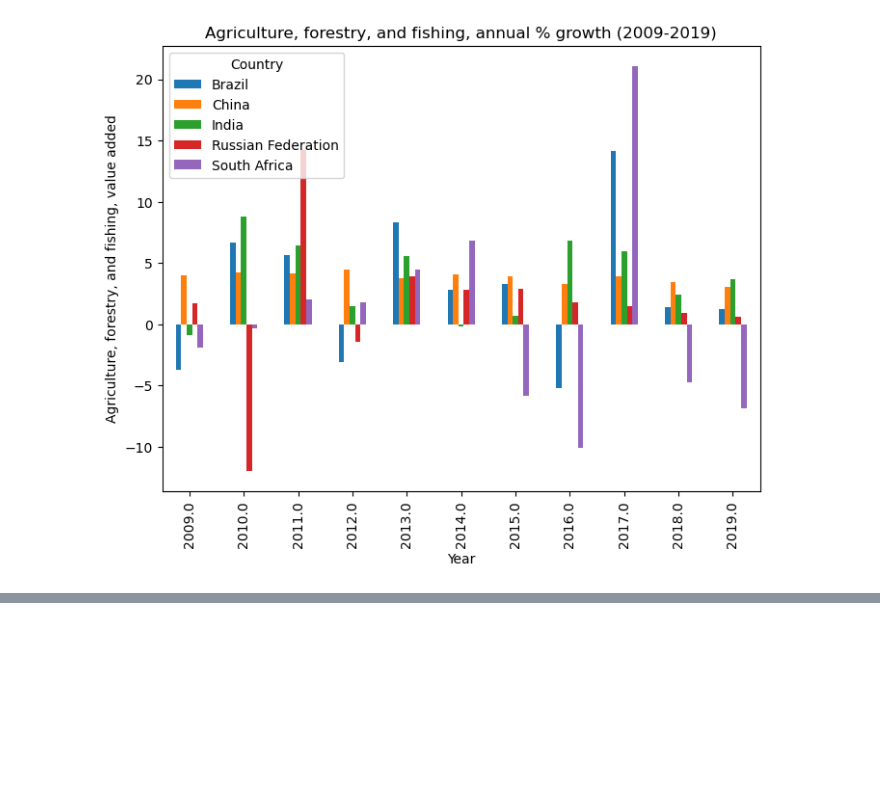
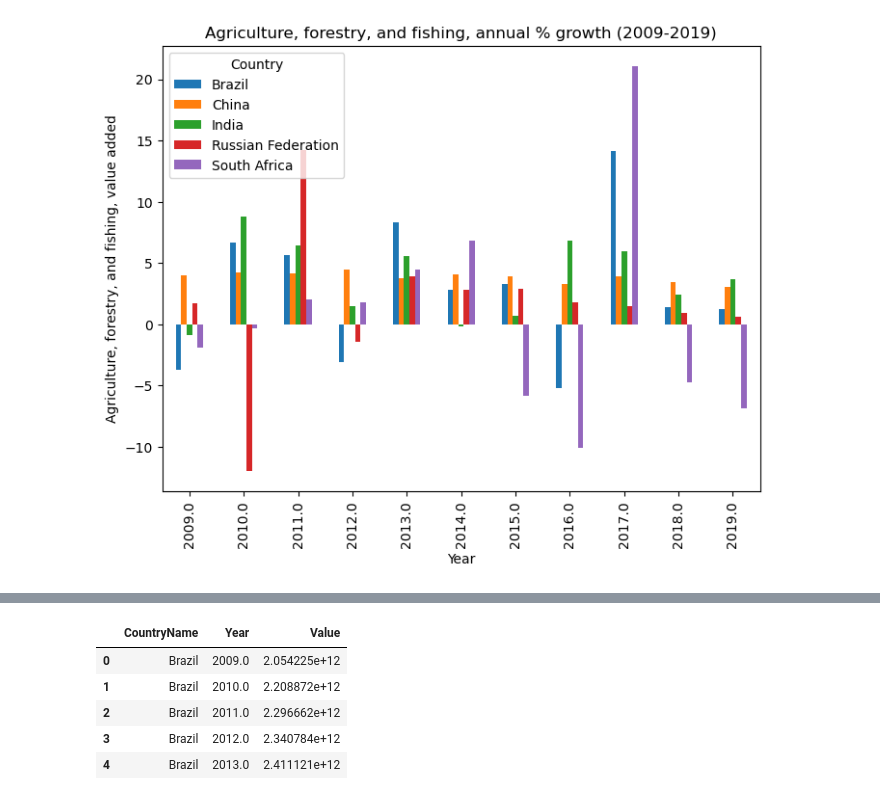
Before and after one commit to SArjaGit/BRICS_Project, a Jupyter notebook: Justin/Economic.ipynb, the cells around one changed output, grey strips where cells are left out. Saved outputs shown, nothing was run; the diff lists cells and outputs as text; code cells hidden in the pictures; blank space fills up the shorter version.

```diff
--- a/Justin/Economic.ipynb
+++ b/Justin/Economic.ipynb
@@ -212,0 +221,11 @@ ddddd
+# %%
+groupby_gdp = gdp.groupby(["CountryName", "Year"])["Value"].sum().reset_index()
+
+groupby_gdp.head()
+# %% [output]
+|  | CountryName | Year | Value |
+| 0 | Brazil | 2009.0 | 2.054225e+12 |
+| 1 | Brazil | 2010.0 | 2.208872e+12 |
+| 2 | Brazil | 2011.0 | 2.296662e+12 |
+| 3 | Brazil | 2012.0 | 2.340784e+12 |
+| 4 | Brazil | 2013.0 | 2.411121e+12 |
```
Also changed, not shown: parts of 5 cells of this notebook.
